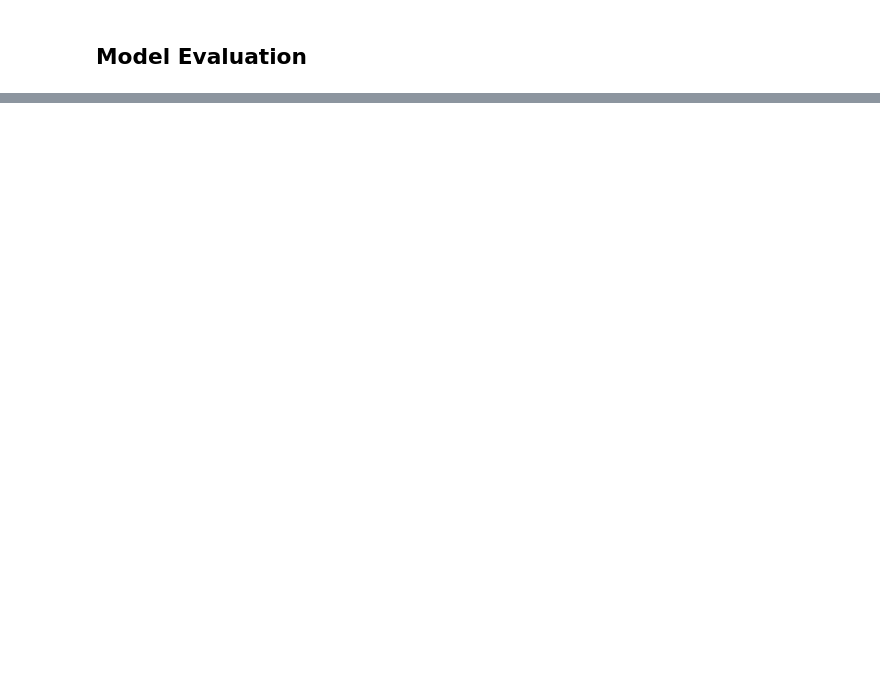
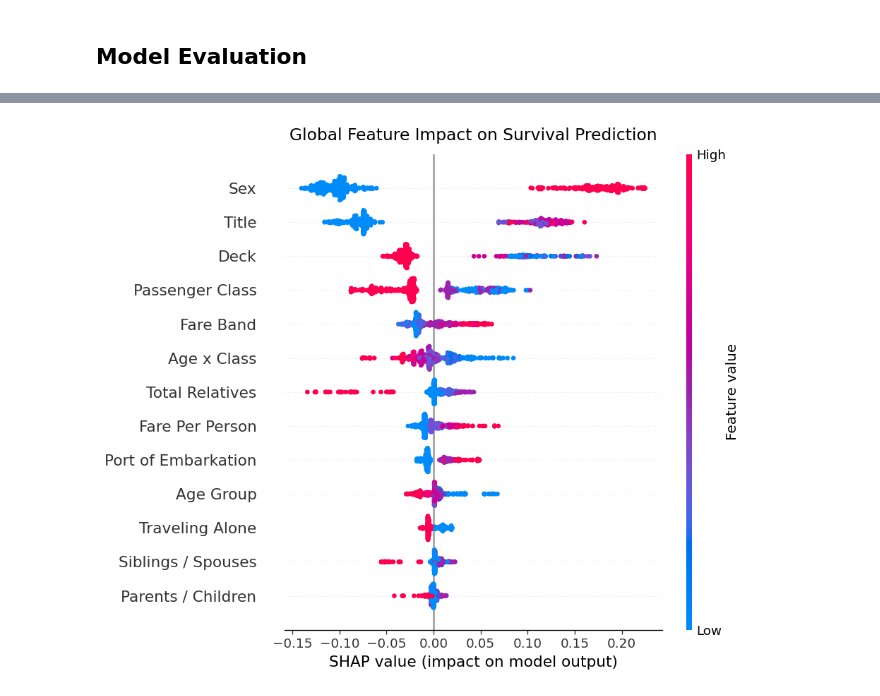
Before and after one commit to nishantnayar/Titanic, a Jupyter notebook: Titanic.ipynb, the cells around one changed output, grey strips where cells are left out. Saved outputs shown, nothing was run; the diff lists cells and outputs as text; code cells hidden in the pictures; blank space fills up the shorter version.

```diff
--- a/Titanic.ipynb
+++ b/Titanic.ipynb
@@ -1044,0 +1108,22 @@ result_df.head(9)
+# %%
+import shap
+
+shap_values = explainer.shap_values(X_train)
+
+# For binary classifiers, shap_values is list [class0, class1] ﷿﷿﷿ take class 1
+if isinstance(shap_values, list):
+    sv = shap_values[1]
+elif shap_values.ndim == 3:
+    sv = shap_values[:, :, 1]
+else:
+    sv = shap_values
+
+labels = [FEATURE_LABELS.get(c, c) for c in FEATURE_COLUMNS]
+
+plt.figure(figsize=(10, 7))
+shap.summary_plot(sv, X_train, feature_names=labels, plot_type="dot", show=False)
+plt.title("Global Feature Impact on Survival Prediction", fontsize=14, pad=12)
+plt.tight_layout()
+plt.show()
+# %% [output]
+[figure, added]
```
Also changed, not shown: parts of 48 cells of this notebook, 9 other files.
